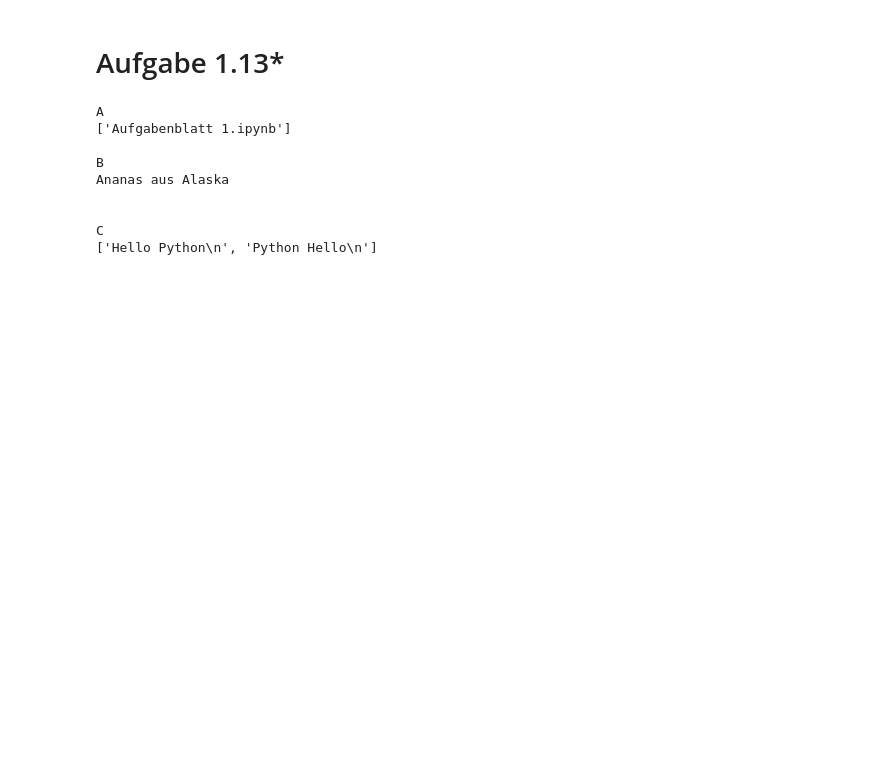
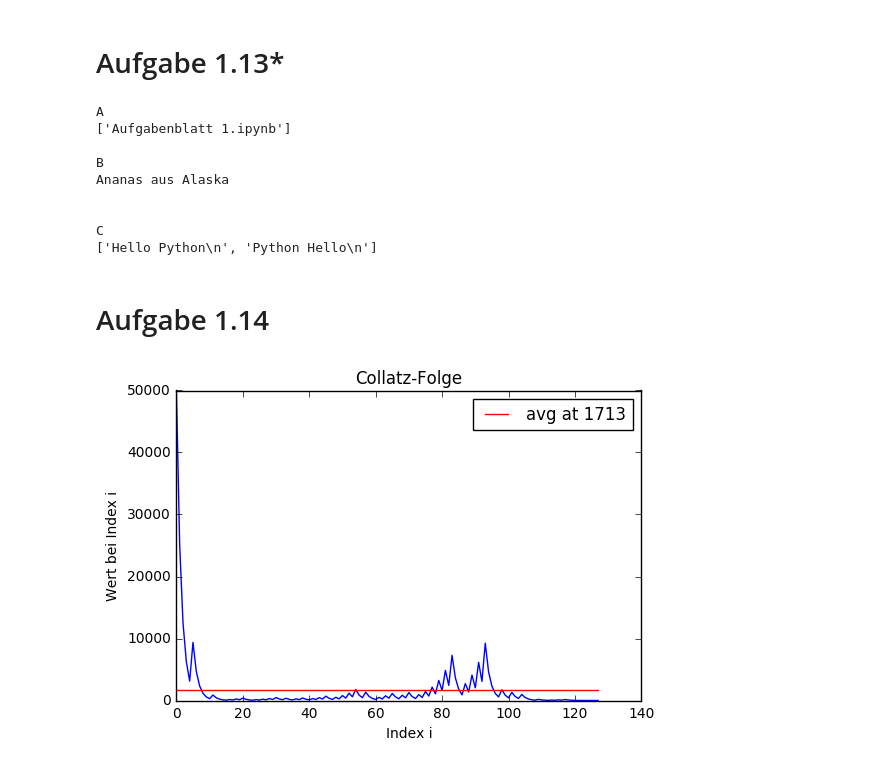
Before and after one commit to jgoerner/Programming-for-DataScience, a Jupyter notebook: Aufgabenblatt 1.ipynb, the cells around one changed output. Saved outputs shown, nothing was run; the diff lists cells and outputs as text; code cells hidden in the pictures; blank space fills up the shorter version.

Commit message:
Aufgabe 1.14 hinzugefügt (Collatz-Folgen)

```diff
--- a/Aufgabenblatt 1.ipynb
+++ b/Aufgabenblatt 1.ipynb
@@ -278,3 +278,62 @@ Ananas aus Alaska
 
 C
 ['Hello Python\n', 'Python Hello\n']
+# %% [markdown]
+# Aufgabe 1.14
+# %%
+from matplotlib import pyplot as plt
+from collections import Counter
+from math import ceil
+%matplotlib inline
+#a
+def collatz(i, max_iter=0, plot=False):
+    if i == 0 : return None
+    l = []
+    if max_iter != 0:
+        for j in range(max_iter):
+            if i % 2 == 0:
+                candidate = i/2
+            else:
+                candidate = 3*i+1
+            l.append(candidate)
+            if candidate == 1 : break
+            i = candidate
+    else:
+        while(True):
+            if i % 2 == 0:
+                candidate = i/2
+            else:
+                candidate = 3*i+1
+            l.append(candidate)
+            if candidate == 1 : break
+            i = candidate
+    if plot:
+        lengths = len(l)
+        average = sum(l)/lengths
+        plt.plot(range(lengths)[:], l)
+        plt.plot(range(lengths)[:],[average]*lengths, "r-", label = "avg at {}".format(average))
+        plt.legend()
+        plt.ylabel("Wert bei Index i")
+        plt.xlabel("Index i")
+        plt.title("Collatz-Folge")
+    return l
+
+#b
+def lenCollatz(n):
+    return len(collatz(n))
+
+#c
+_ = collatz(100000, plot=True)
+
+#d - for execution see cell below
+def lenColsFrq(n, num_bins=10, h=-1):
+    lengths = [ lenCollatz(_) for _ in range(1,n) if lenCollatz(_) > h]
+    plt.hist(lengths, bins=num_bins)
+    plt.title("Verteilung von Collatz-Folgen Laengen")
+    plt.xlabel("Laenge der Collatz-Folge")
+    plt.ylabel("Haeufigkeit der Laenge")
+
+#e
+#siehe #d
+# %% [output]
+[figure, added]
```
Also changed, not shown: parts of 2 cells of this notebook.
